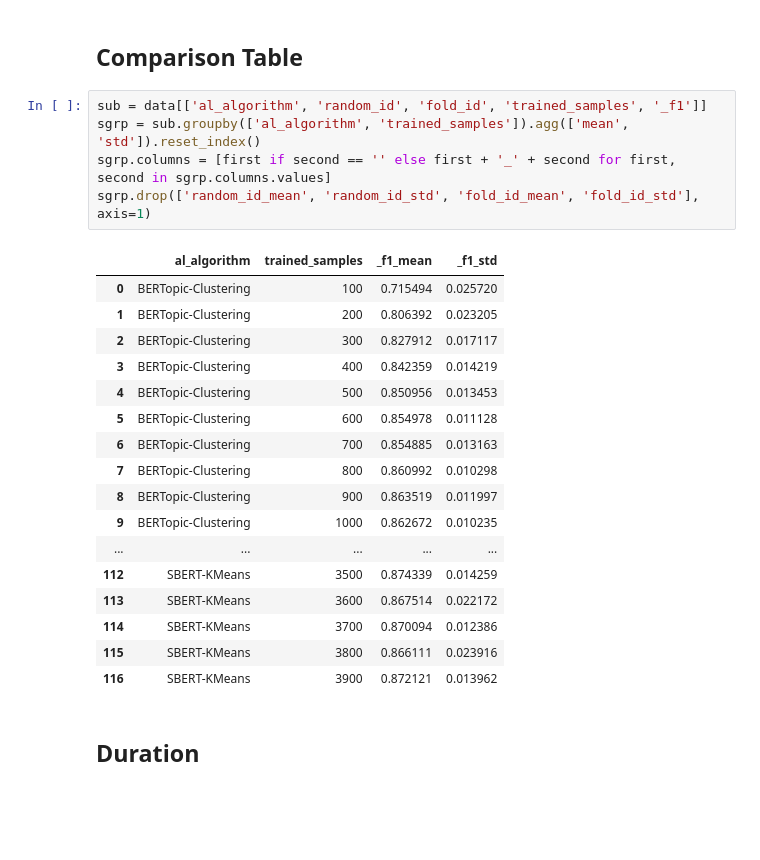
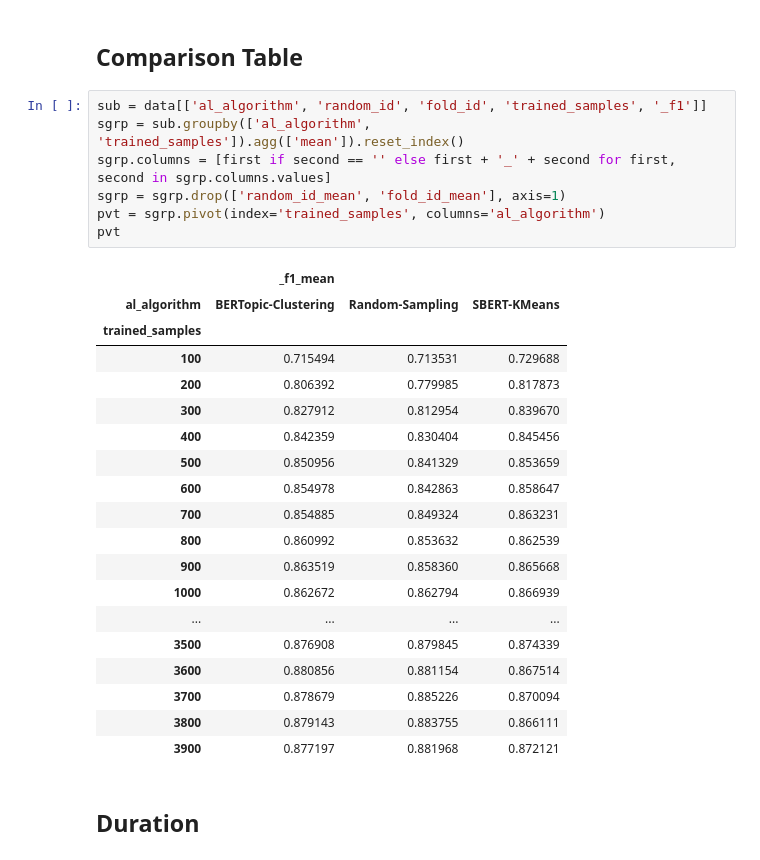
Before and after one commit to kstrassheim/active-learning-with-deep-learning-for-nlp, a Jupyter notebook: result-analysis.ipynb, the cells around one changed output. Cells and saved outputs as stored; diff of their text form; blank space fills up the shorter version.

Commit message:
added group result

```diff
--- a/result-analysis.ipynb
+++ b/result-analysis.ipynb
@@ -65,27 +65,31 @@ print_plot(data[data['trained_samples']<1000])
 ## Comparison Table
 # %%
 sub = data[['al_algorithm', 'random_id', 'fold_id', 'trained_samples', '_f1']]
-sgrp = sub.groupby(['al_algorithm', 'trained_samples']).agg(['mean', 'std']).reset_index()
+sgrp = sub.groupby(['al_algorithm', 'trained_samples']).agg(['mean']).reset_index()
 sgrp.columns = [first if second == '' else first + '_' + second for first, second in sgrp.columns.values]
-sgrp.drop(['random_id_mean', 'random_id_std', 'fold_id_mean', 'fold_id_std'], axis=1)
+sgrp = sgrp.drop(['random_id_mean', 'fold_id_mean'], axis=1)
+pvt = sgrp.pivot(index='trained_samples', columns='al_algorithm')
+pvt
 # %% [output]
-|  | al_algorithm | trained_samples | _f1_mean | _f1_std |
-| 0 | BERTopic-Clustering | 100 | 0.715494 | 0.025720 |
-| 1 | BERTopic-Clustering | 200 | 0.806392 | 0.023205 |
-| 2 | BERTopic-Clustering | 300 | 0.827912 | 0.017117 |
-| 3 | BERTopic-Clustering | 400 | 0.842359 | 0.014219 |
-| 4 | BERTopic-Clustering | 500 | 0.850956 | 0.013453 |
-| 5 | BERTopic-Clustering | 600 | 0.854978 | 0.011128 |
-| 6 | BERTopic-Clustering | 700 | 0.854885 | 0.013163 |
-| 7 | BERTopic-Clustering | 800 | 0.860992 | 0.010298 |
-| 8 | BERTopic-Clustering | 900 | 0.863519 | 0.011997 |
-| 9 | BERTopic-Clustering | 1000 | 0.862672 | 0.010235 |
-| ... | ... | ... | ... | ... |
-| 112 | SBERT-KMeans | 3500 | 0.874339 | 0.014259 |
-| 113 | SBERT-KMeans | 3600 | 0.867514 | 0.022172 |
-| 114 | SBERT-KMeans | 3700 | 0.870094 | 0.012386 |
-| 115 | SBERT-KMeans | 3800 | 0.866111 | 0.023916 |
-| 116 | SBERT-KMeans | 3900 | 0.872121 | 0.013962 |
+|  | _f1_mean |  |  |
+| al_algorithm | BERTopic-Clustering | Random-Sampling | SBERT-KMeans |
+| trained_samples |  |  |  |
+| 100 | 0.715494 | 0.713531 | 0.729688 |
+| 200 | 0.806392 | 0.779985 | 0.817873 |
+| 300 | 0.827912 | 0.812954 | 0.839670 |
+| 400 | 0.842359 | 0.830404 | 0.845456 |
+| 500 | 0.850956 | 0.841329 | 0.853659 |
+| 600 | 0.854978 | 0.842863 | 0.858647 |
+| 700 | 0.854885 | 0.849324 | 0.863231 |
+| 800 | 0.860992 | 0.853632 | 0.862539 |
+| 900 | 0.863519 | 0.858360 | 0.865668 |
+| 1000 | 0.862672 | 0.862794 | 0.866939 |
+| ... | ... | ... | ... |
+| 3500 | 0.876908 | 0.879845 | 0.874339 |
+| 3600 | 0.880856 | 0.881154 | 0.867514 |
+| 3700 | 0.878679 | 0.885226 | 0.870094 |
+| 3800 | 0.879143 | 0.883755 | 0.866111 |
+| 3900 | 0.877197 | 0.881968 | 0.872121 |
 # %% [markdown]
 ## Duration
 # %%
```
